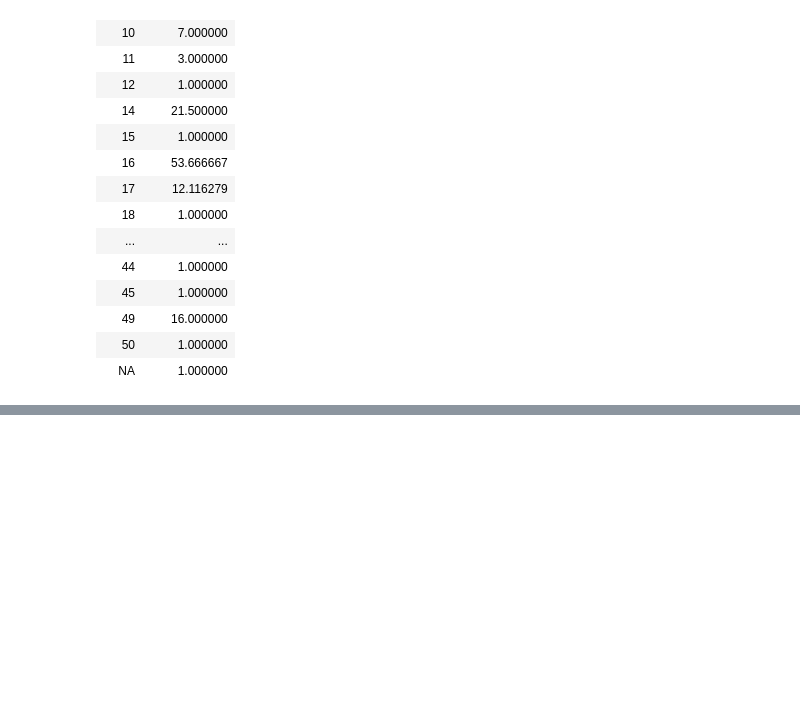
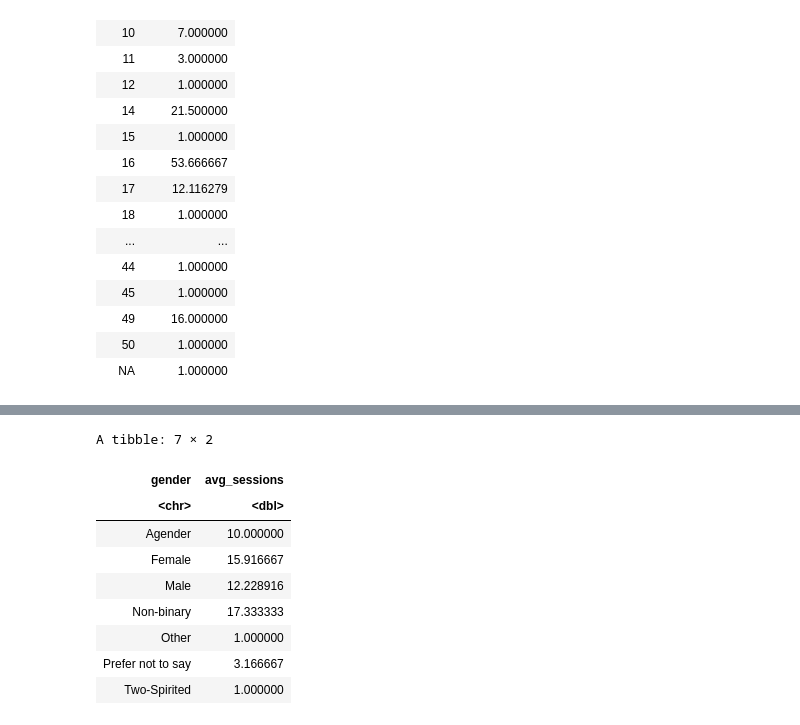
Before and after one commit to evangelinec/DSCI_final_project, a Jupyter notebook: final_project_work.ipynb, the cells around one changed output, grey strips where cells are left out. Cells and saved outputs as stored; diff of their text form; code cells hidden in the pictures; blank space fills up the shorter version.

```diff
--- a/final_project_work.ipynb
+++ b/final_project_work.ipynb
@@ -211,0 +212,16 @@ Warning message:
+# %%
+gender_players_with_sessions<-players_with_sessions|>
+    group_by(gender)|>
+    summarize(avg_sessions=mean(num_sessions))
+gender_players_with_sessions
+# %% [output]
+A tibble: 7 × 2
+| gender | avg_sessions |
+| <chr> | <dbl> |
+| Agender | 10.000000 |
+| Female | 15.916667 |
+| Male | 12.228916 |
+| Non-binary | 17.333333 |
+| Other | 1.000000 |
+| Prefer not to say | 3.166667 |
+| Two-Spirited | 1.000000 |
```
Also changed, not shown: parts of 2 cells of this notebook.
